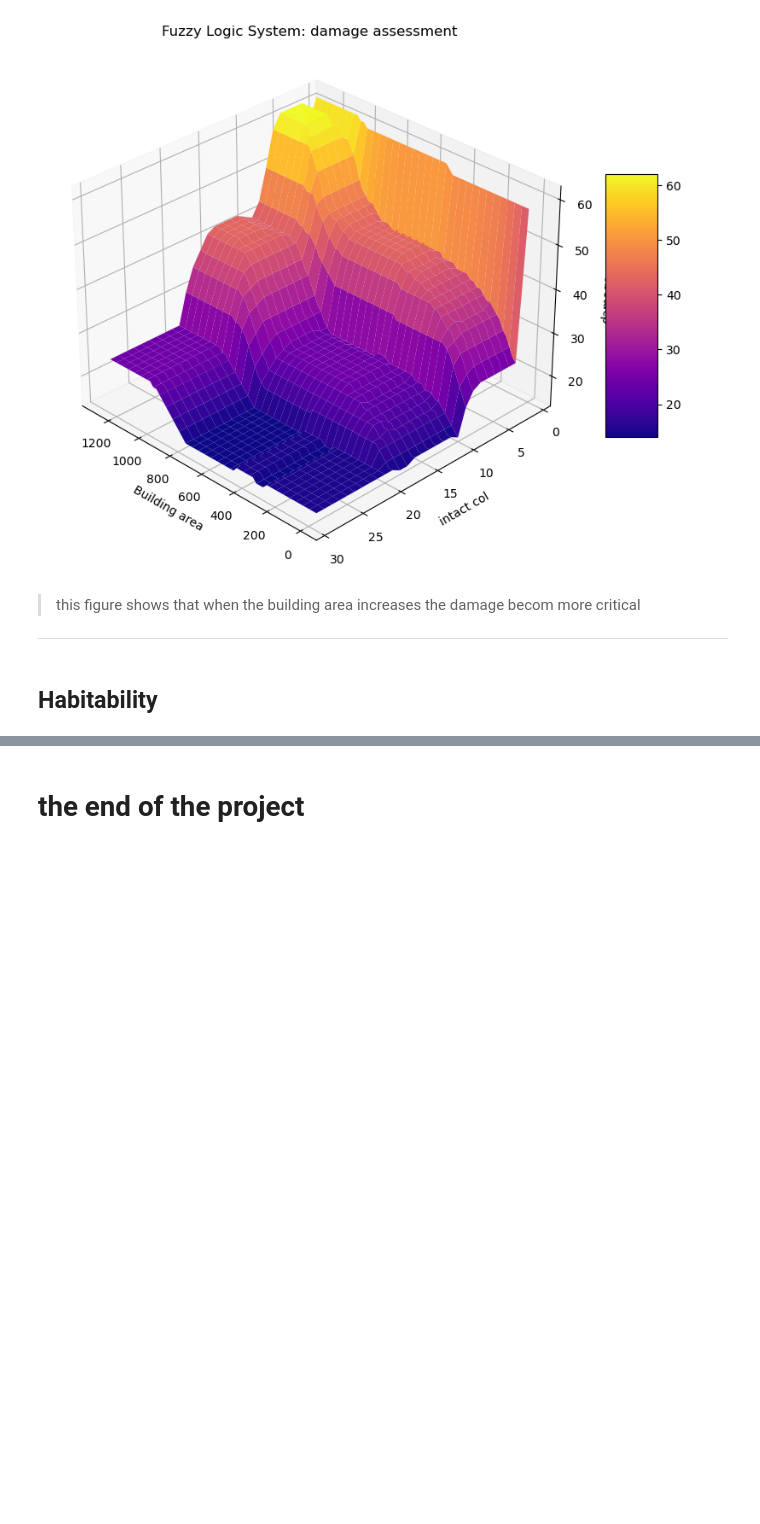
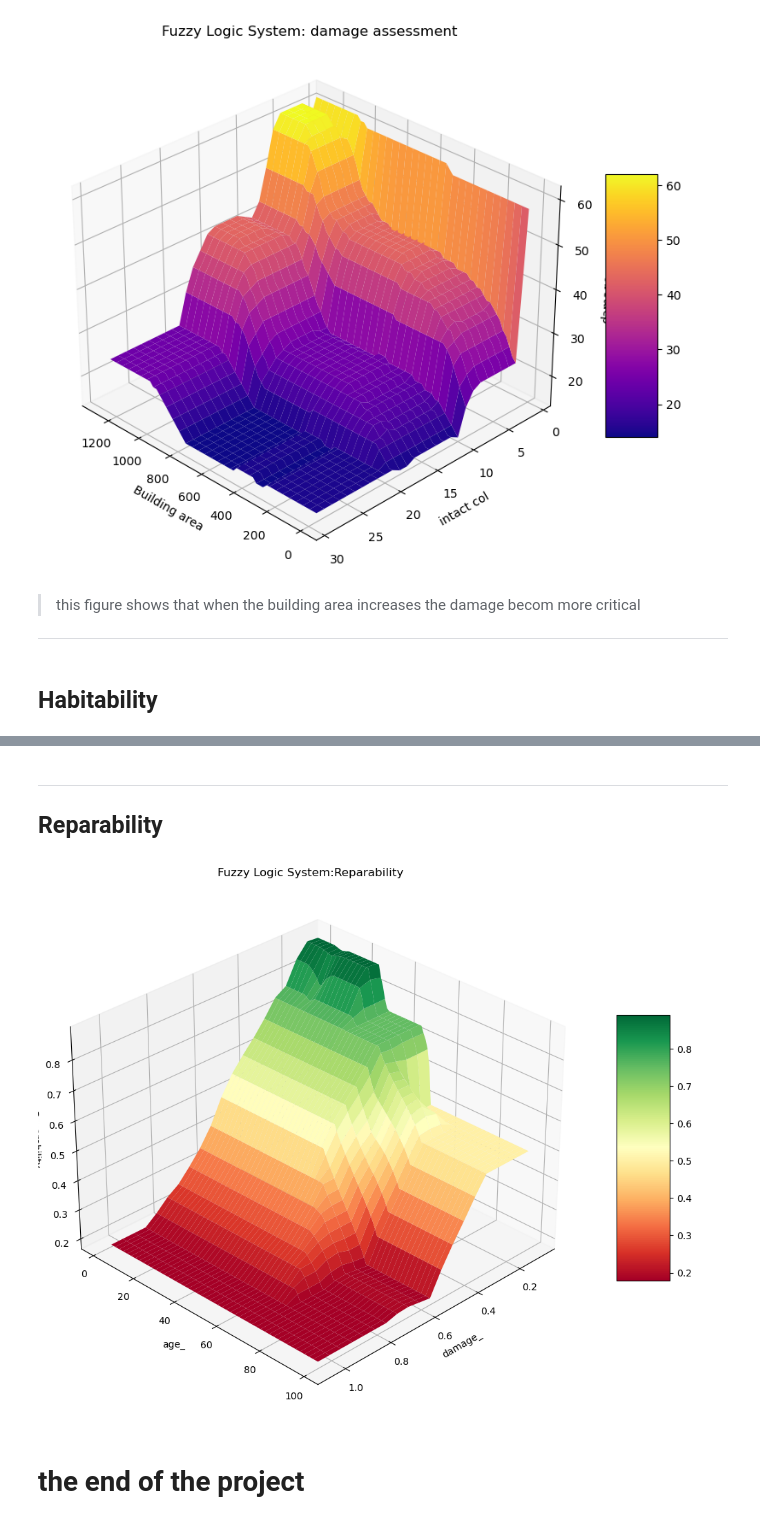
Before and after one commit to HananMoAlnakhal/Building_Assessment_Expert_System, a Jupyter notebook: fuzzy_expert_system.ipynb, the cells around one changed output, grey strips where cells are left out. Saved outputs shown, nothing was run; the diff lists cells and outputs as text; code cells hidden in the pictures; blank space fills up the shorter version.

```diff
--- a/fuzzy_expert_system.ipynb
+++ b/fuzzy_expert_system.ipynb
@@ -391,2 +384,33 @@ Habitability()
+# %% [markdown]
+---
+## **Reparability**
+# %%
+def Reparability():
+    damage_ = np.arange(0.1, 1.1, 0.05)
+    age_ = np.arange(1, 100,1)
+    age_, damage_ = np.meshgrid(age_, damage_)
+    output = np.empty_like(damage_)
+
+    for i in range(age_.shape[0]):
+        for j in range(age_.shape[1]):
+            results_sim.input['damage_out']=damage_[i,j]
+            results_sim.input['building_age']=age_[i,j]
+            results_sim.compute()
+            output[i,j]= results_sim.output.get('reparability')
+
+    fig = plt.figure(figsize=(15, 10))
+    ax = fig.add_subplot(111, projection='3d')
+    surf = ax.plot_surface(damage_,age_, output, cmap="RdYlGn")
+    ax.azim =45
+    ax.set_xlabel('damage_')
+    ax.set_ylabel('age_')
+    ax.set_zlabel('Reparability')
+    ax.set_title('Fuzzy Logic System:Reparability')
+    fig.colorbar(surf, shrink=0.5, aspect=5)
+    plt.show()
+
+Reparability()
+# %% [output]
+[figure, added]
 # %% [markdown]
 # the end of the project
```
Also changed, not shown: parts of 2 cells of this notebook.
